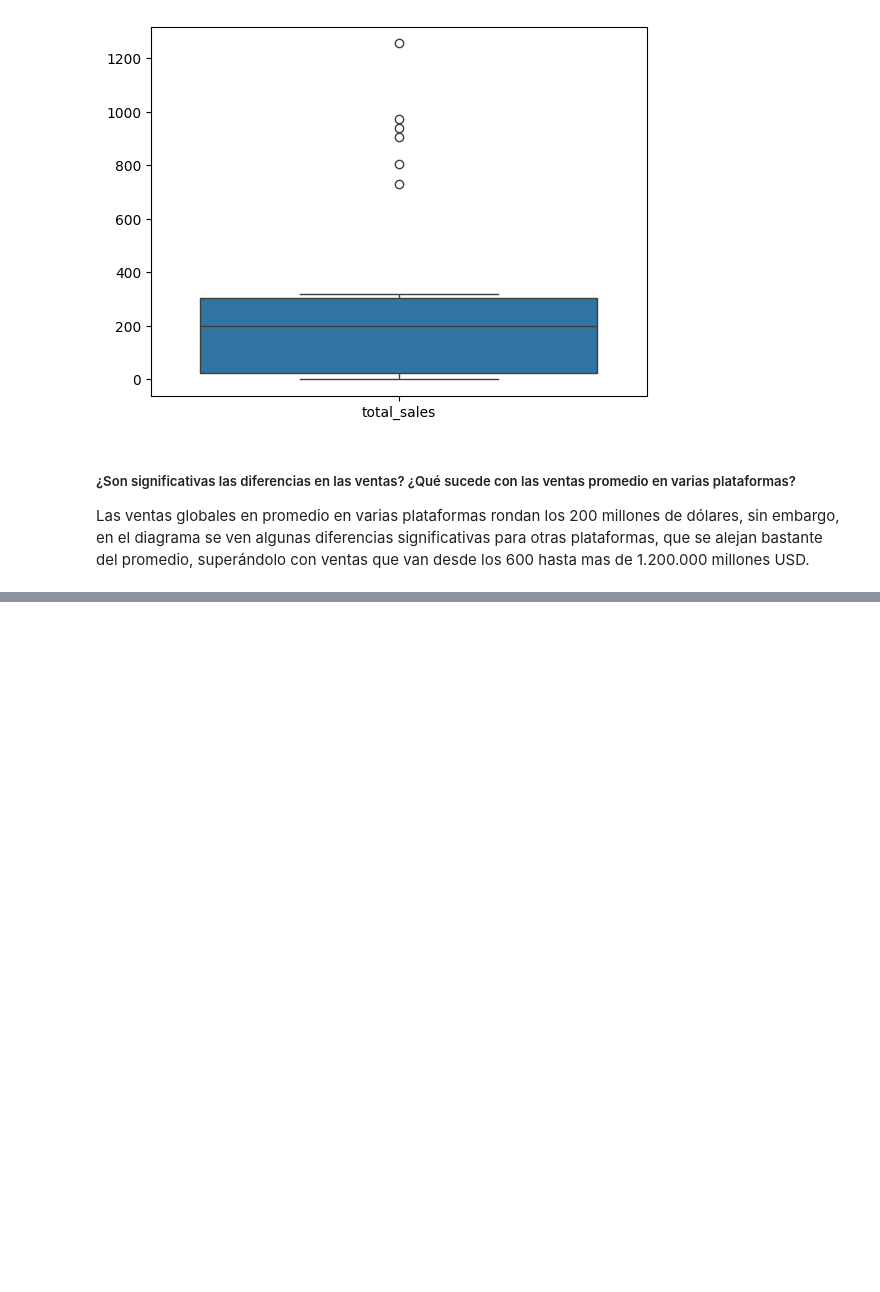
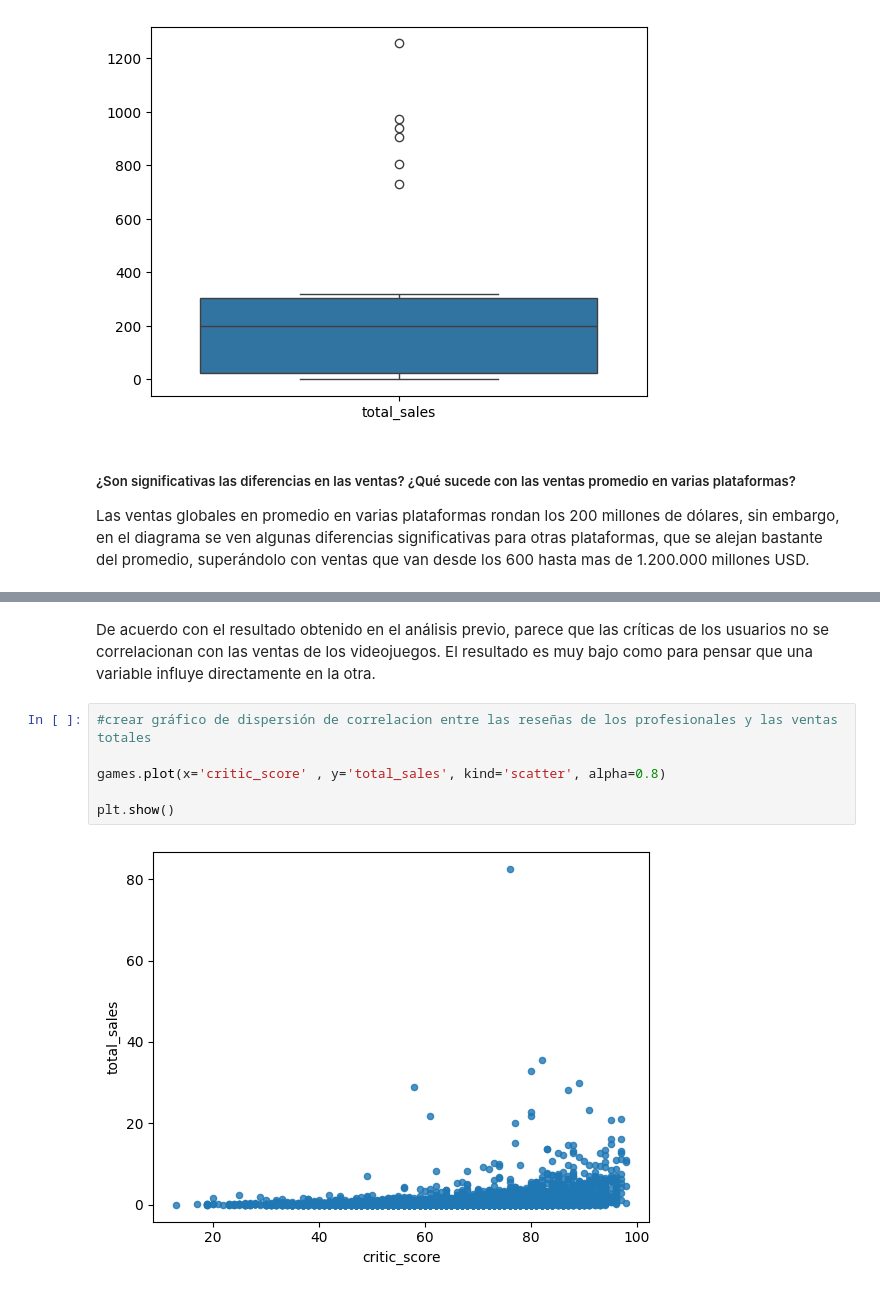
Before and after one commit to wh1tneyr/Analisis-exploratorio-de-datos-y-ambientes-virtuales, a Jupyter notebook: proyecto_05.ipynb, the cells around one changed output, grey strips where cells are left out. Saved outputs shown, nothing was run; the diff lists cells and outputs as text; blank space fills up the shorter version.

```diff
--- a/proyecto_05.ipynb
+++ b/proyecto_05.ipynb
@@ -220,0 +236,10 @@ Las ventas globales en promedio en varias plataformas rondan los 200 millones de
+# %% [markdown]
+De acuerdo con el resultado obtenido en el análisis previo, parece que las críticas de los usuarios no se correlacionan con las ventas de los videojuegos. El resultado es muy bajo como para pensar que una variable influye directamente en la otra.
+# %%
+#crear gráfico de dispersión de correlacion entre las reseñas de los profesionales y las ventas totales
+
+games.plot(x='critic_score' , y='total_sales', kind='scatter', alpha=0.8)
+
+plt.show()
+# %% [output]
+[figure, added]
```
Also changed, not shown: parts of 4 cells of this notebook.
